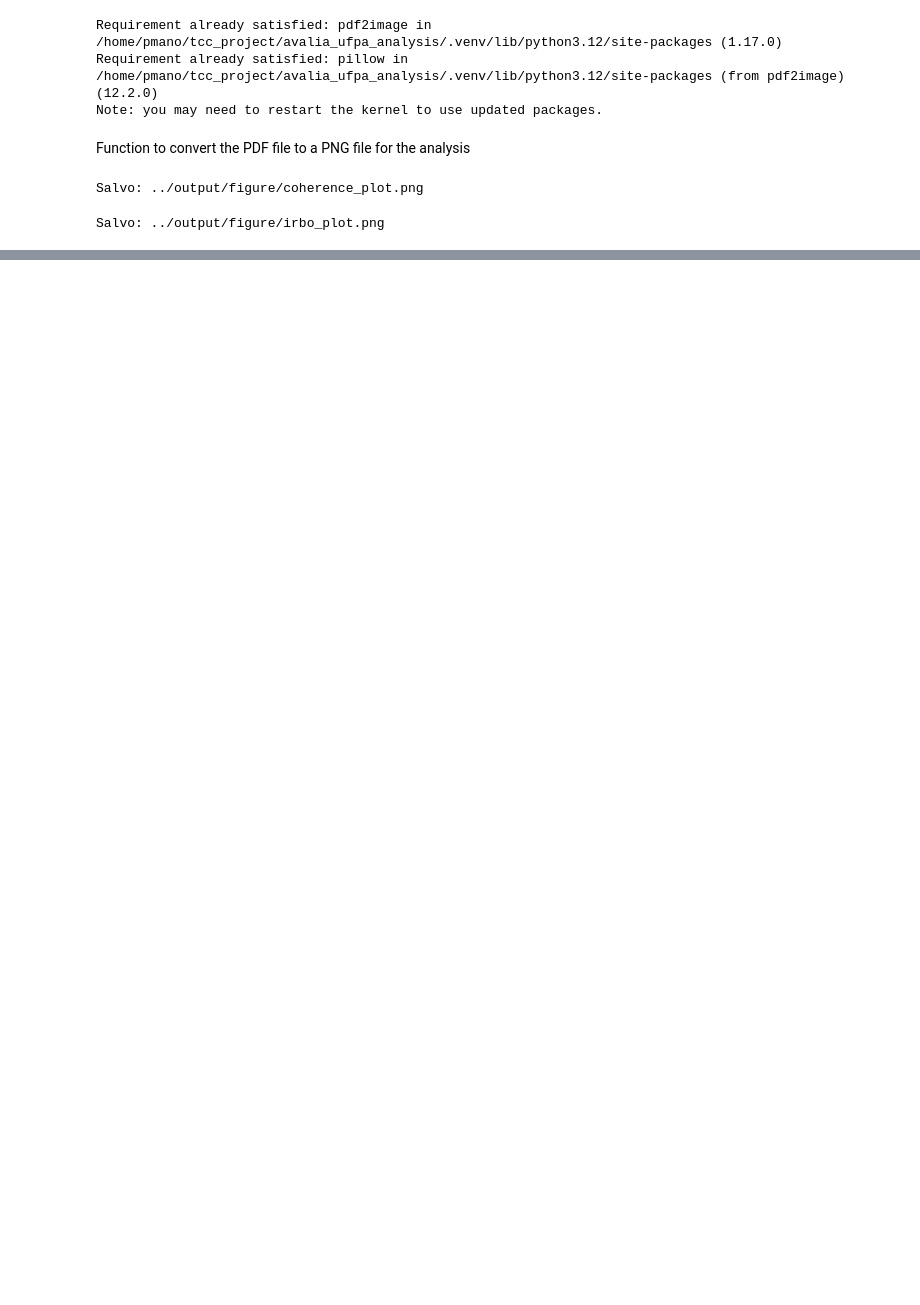
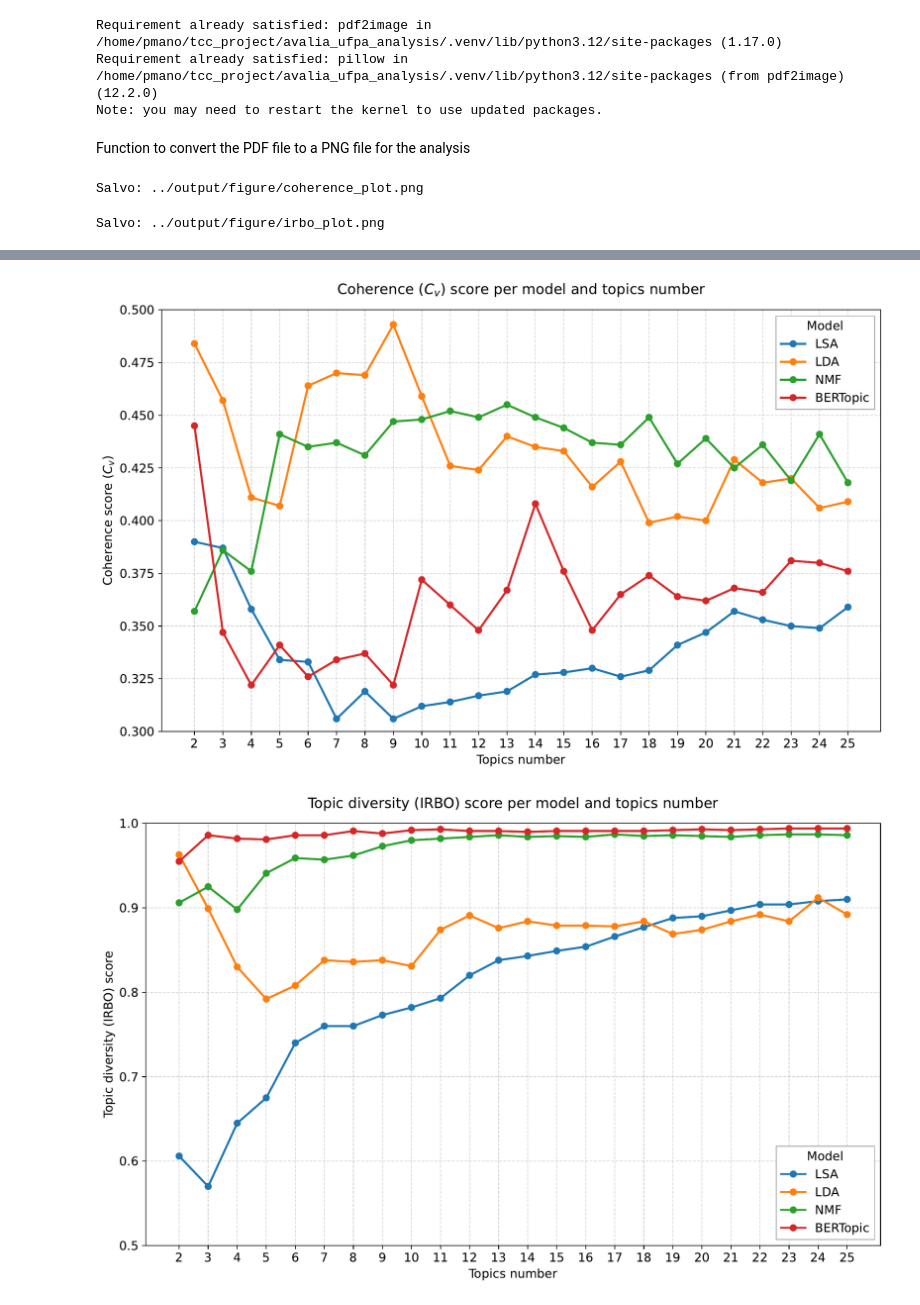
Before and after one commit to PaulaManoella/student_perceptions_analysis_BRACIS, a Jupyter notebook: notebook/output_analysis.ipynb, the cells around one changed output, grey strips where cells are left out. Saved outputs shown, nothing was run; the diff lists cells and outputs as text; code cells hidden in the pictures; blank space fills up the shorter version.

```diff
--- a/notebook/output_analysis.ipynb
+++ b/notebook/output_analysis.ipynb
@@ -39,3 +39,12 @@ Salvo: ../output/figure/irbo_plot.png
 ![Coherence (C_v) Plot](../output/figure/coherence_plot.png)
 # %% [markdown]
 ![IRBO Plot](../output/figure/irbo_plot.png)
+# %%
+from IPython.display import Image, display
+
+# Isso garante que a imagem fique salva dentro do arquivo .ipynb
+display(Image(filename='../output/figure/coherence_plot.png'))
+display(Image(filename='../output/figure/irbo_plot.png'))
+# %% [output]
+[figure, added]
+[figure, added]
```
